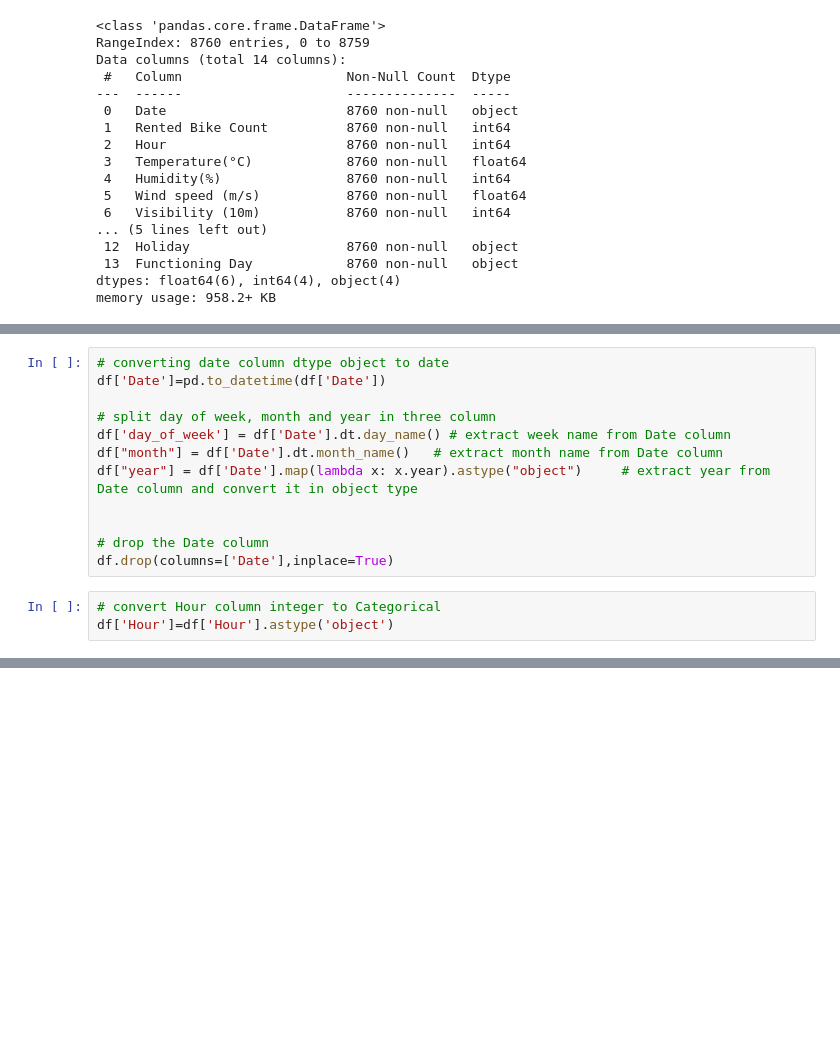
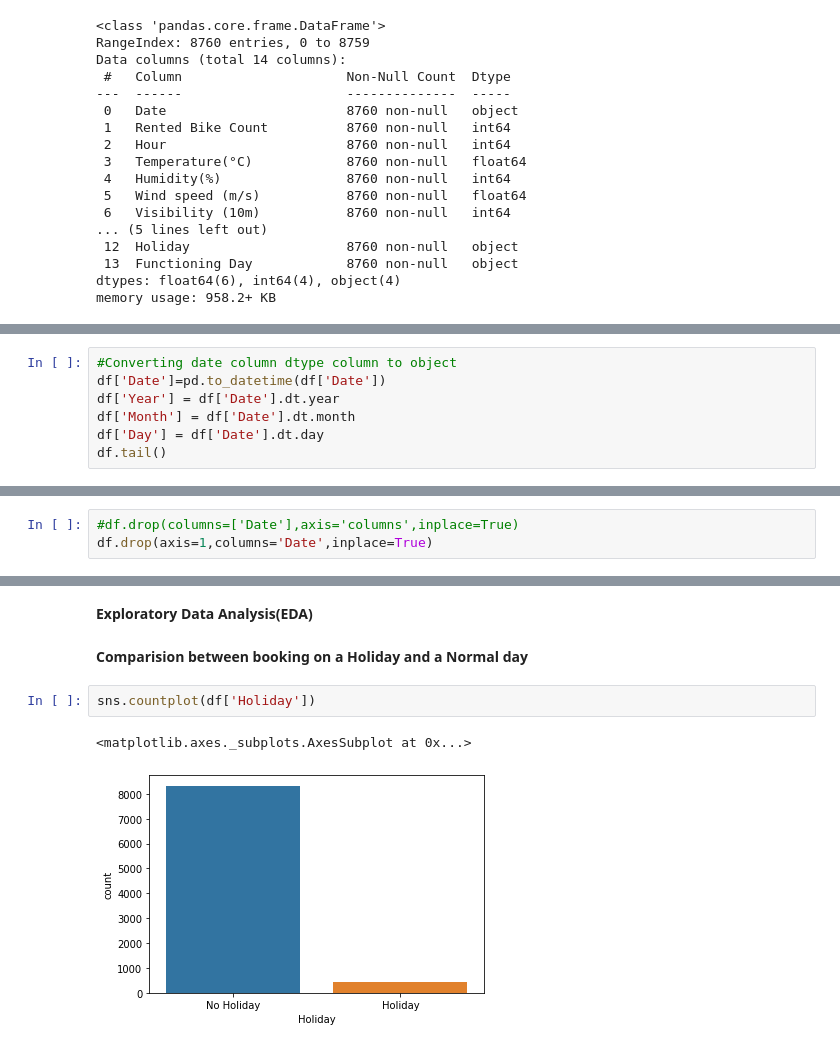
Before and after one commit to ankii7546/Bike-Sharing-Demand-Prediction, a Jupyter notebook: Bike_Sharing_Demand_Prediction.ipynb, the cells around one changed output, grey strips where cells are left out. Drawn from its saved outputs; the diff is of its cells as text; blank space fills up the shorter version.

```diff
--- a/Bike_Sharing_Demand_Prediction.ipynb
+++ b/Bike_Sharing_Demand_Prediction.ipynb
@@ -87,0 +222,7 @@ df.describe().transpose()
+# %%
+#Converting date column dtype column to object
+df['Date']=pd.to_datetime(df['Date'])
+df['Year'] = df['Date'].dt.year
+df['Month'] = df['Date'].dt.month
+df['Day'] = df['Date'].dt.day
+df.tail()
@@ -150,15 +243,0 @@ Inference: There are no duplicate values
-# %%
-# converting date column dtype object to date
-df['Date']=pd.to_datetime(df['Date'])
-
-# split day of week, month and year in three column
-df['day_of_week'] = df['Date'].dt.day_name() # extract week name from Date column
-df["month"] = df['Date'].dt.month_name()   # extract month name from Date column
-df["year"] = df['Date'].map(lambda x: x.year).astype("object")     # extract year from Date column and convert it in object type
-
-
-# drop the Date column
-df.drop(columns=['Date'],inplace=True)
-# %%
-# convert Hour column integer to Categorical
-df['Hour']=df['Hour'].astype('object')
@@ -336,0 +244,3 @@ R2 score is  : 0.7308898285972246
+# %%
+#df.drop(columns=['Date'],axis='columns',inplace=True)
+df.drop(axis=1,columns='Date',inplace=True)
@@ -336,0 +273,9 @@ R2 score is  : 0.7308898285972246
+# %% [markdown]
+**Exploratory Data Analysis(EDA)**
+# %% [markdown]
+**Comparision between booking on a Holiday and a Normal day**
+# %%
+sns.countplot(df['Holiday'])
+# %% [output]
+<matplotlib.axes._subplots.AxesSubplot at 0x...>
+[figure, added]
```
Also changed, not shown: parts of 161 cells of this notebook.
